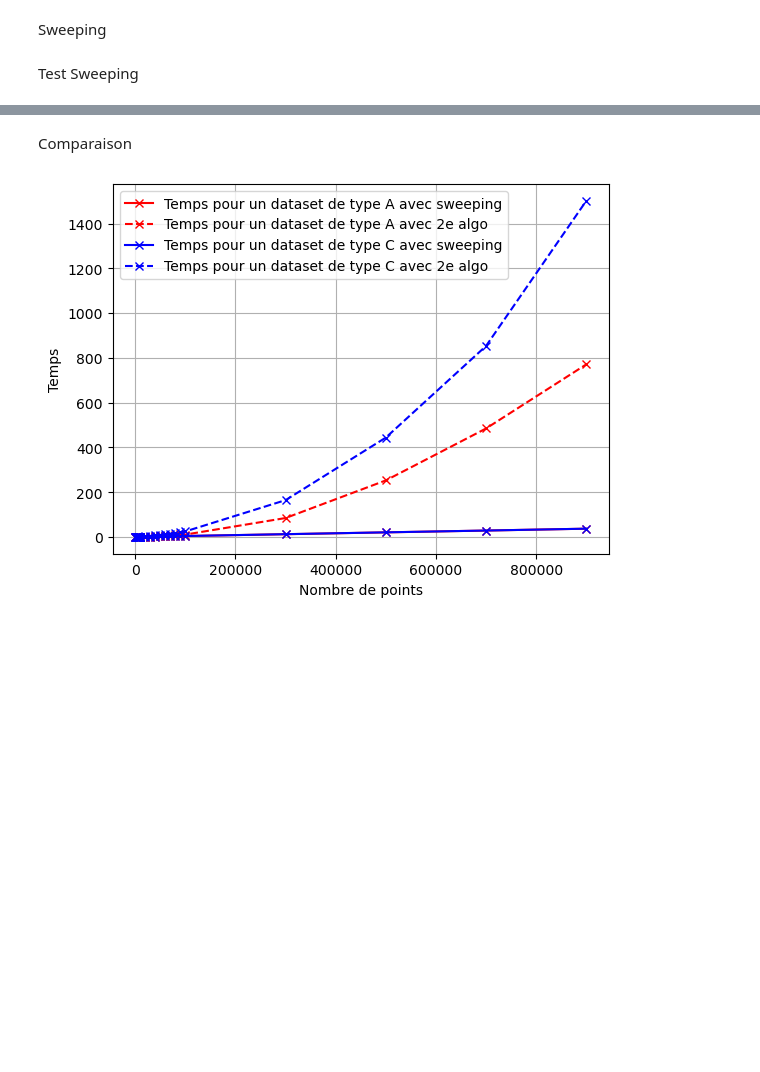
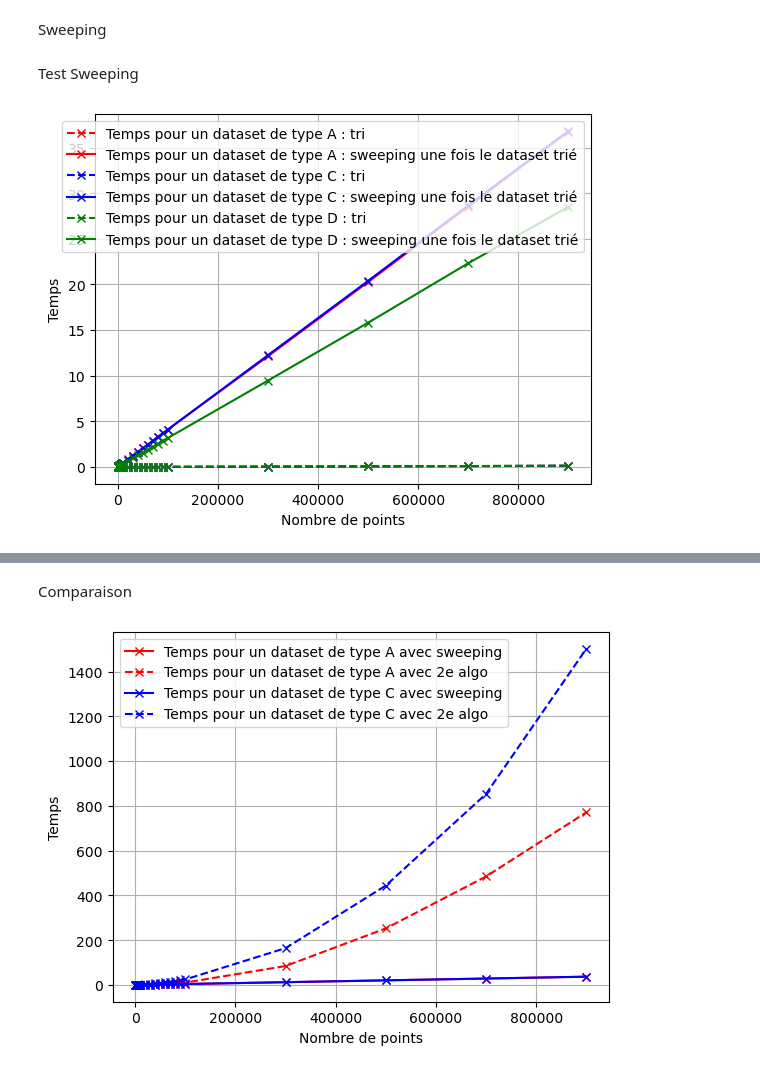
Before and after one commit to jacedoir/INF421_PI_Project, a Jupyter notebook: project.ipynb, the cells around one changed output, grey strips where cells are left out. Saved outputs shown, nothing was run; the diff lists cells and outputs as text; code cells hidden in the pictures; blank space fills up the shorter version.

```diff
--- a/project.ipynb
+++ b/project.ipynb
@@ -68,8 +68,8 @@ def clockwise(a,b,c):
 # %%
 def sweeping_algo(l):
     #l is a list of points of type np.array, assuming there are >= 2 points and sorted by increasing x
-    order=l[:, 0].argsort()
-    l=l[order]
+    #order=l[:, 0].argsort()
+    #l=l[order]
     N=l.shape[0]
 
     hull=[]
@@ -120,0 +173,4 @@ def complexity_sweeping(N):
+# %%
+complexity_comparaison_sweeping()
+# %% [output]
+[figure, added]
```
Also changed, not shown: parts of 5 cells of this notebook, 3 other files.
